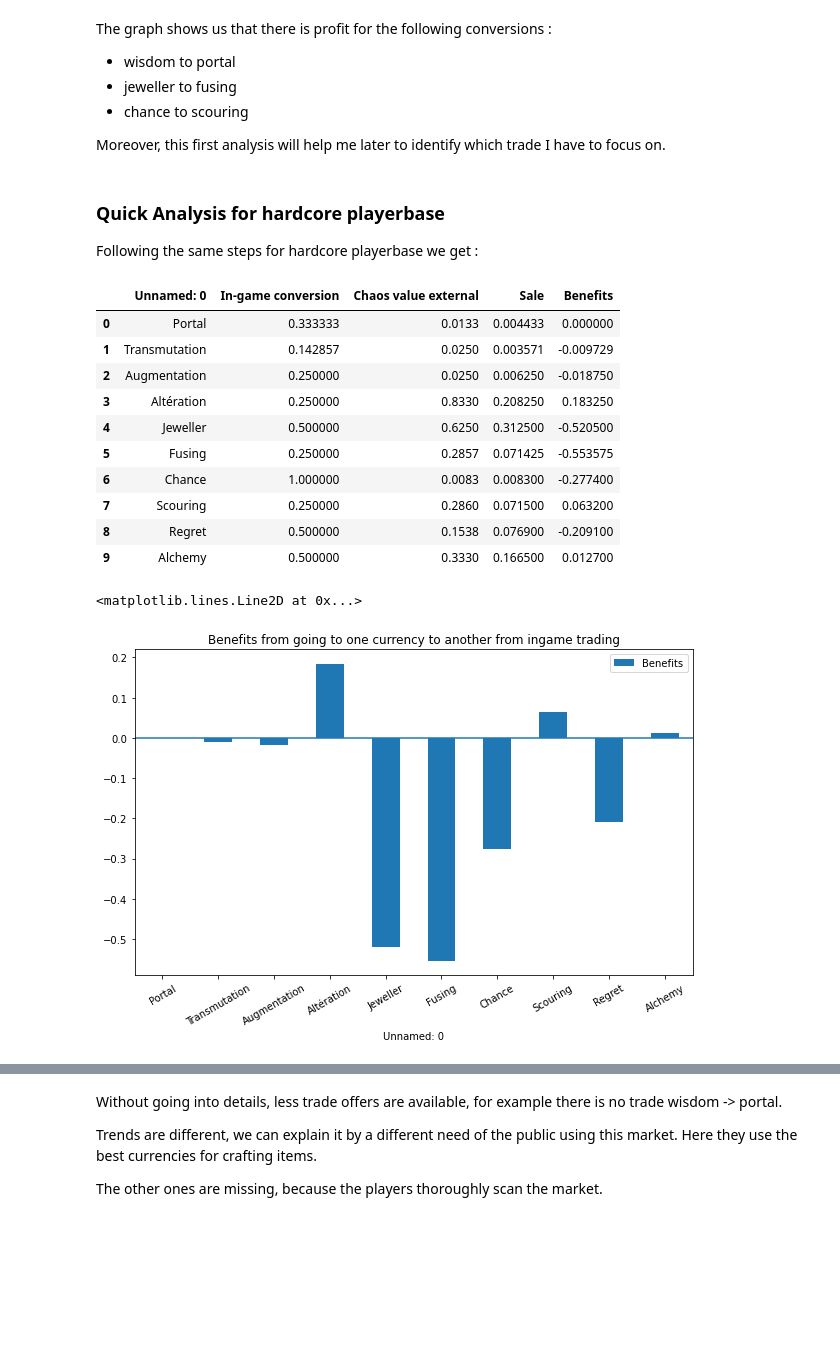
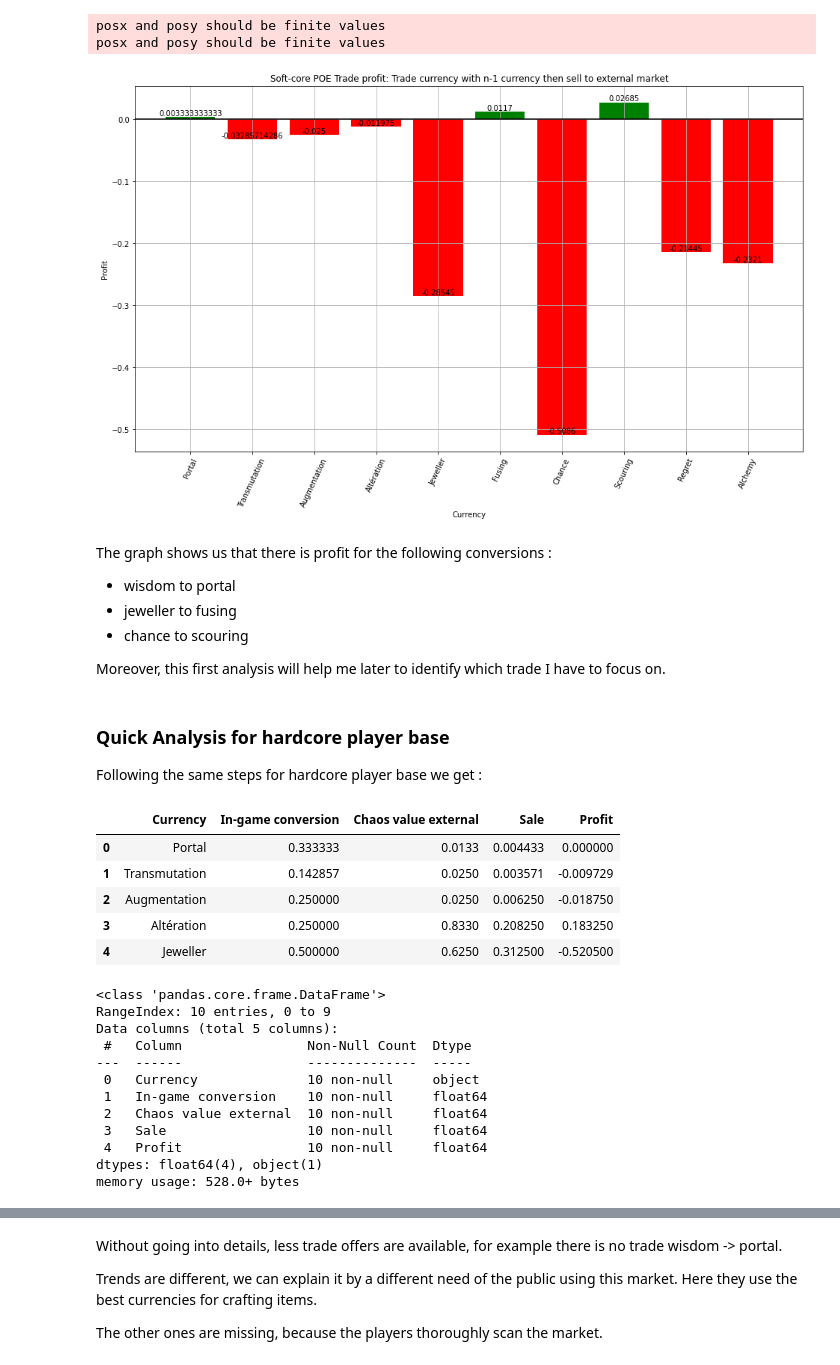
Before and after one commit to kerpa/Metagame_poe_currencies, a Jupyter notebook: POE_metagame_currencies.ipynb, the cells around one changed output, grey strips where cells are left out. Drawn from its saved outputs; the diff is of its cells as text; code cells hidden in the pictures; blank space fills up the shorter version.

```diff
--- a/POE_metagame_currencies.ipynb
+++ b/POE_metagame_currencies.ipynb
@@ -45,5 +52,5 @@ I used both market prices to set up transfer conditions. There is no exchange fe
 I set up my data in order to find where skipping the external market, and where getting back at it may be beneficial for the player.
 Spreadsheet was used during this experimental phase.
 # %%
-#First dataset : Softcore POE Trade
-softcore_trade = pd.read_csv('softcore_trade.csv')
+#Loading of the first dataset : Soft-core POE Trade
+df_soft_core_trade = pd.read_csv('data/softcore_trade.csv')
@@ -73,3 +82,22 @@ ax.axhline(y=0)
+# %%
+#plotting the benefits of the soft-core trade
+def add_label(x,y):
+    for i in range(len(x)):
+        plt.text(i,y[i],y[i],ha = 'center', va = 'bottom', fontsize = 10)
+plt.figure(figsize=(16,9))
+plt.bar(df_soft_core_trade['Currency'], df_soft_core_trade['Profit'], color=(df_soft_core_trade['Profit'] >= 0).map({True: 'g', False: 'r'}), label='Soft-core')
+plt.grid()
+plt.title('Soft-core POE Trade profit: Trade currency with n-1 currency then sell to external market')
+plt.xlabel('Currency')
+plt.ylabel('Profit')
+plt.xticks(rotation=65)
+plt.axhline(y=0, color='black', linestyle='-')
+add_label(df_soft_core_trade['Currency'], df_soft_core_trade['Profit'])
+plt.show()
+# %% [output]
+posx and posy should be finite values
+posx and posy should be finite values
+[figure, added]
 # %% [markdown]
 The graph shows us that there is profit for the following conversions :
 * wisdom to portal
@@ -78,28 +106,33 @@ The graph shows us that there is profit for the following conversions :
 
 Moreover, this first analysis will help me later to identify which trade I have to focus on.
 # %% [markdown]
-### Quick Analysis for hardcore playerbase
-Following the same steps for hardcore playerbase we get :
+### Quick Analysis for hardcore player base
+Following the same steps for hardcore player base we get :
 # %%
-#Second dataset : hardcore POE Trade
-hardcore_trade = pd.read_csv('hardcore_trade.csv')
-hardcore_trade
+#Loading of the second dataset : hardcore POE Trade
+df_hardcore_trade = pd.read_csv('data/hardcore_trade.csv')
-# %% [output]
-|  | Unnamed: 0 | In-game conversion | Chaos value external | Sale | Benefits |
-| 0 | Portal | 0.333333 | 0.0133 | 0.004433 | 0.000000 |
-| 1 | Transmutation | 0.142857 | 0.0250 | 0.003571 | -0.009729 |
-| 2 | Augmentation | 0.250000 | 0.0250 | 0.006250 | -0.018750 |
-| 3 | Altération | 0.250000 | 0.8330 | 0.208250 | 0.183250 |
-| 4 | Jeweller | 0.500000 | 0.6250 | 0.312500 | -0.520500 |
-| 5 | Fusing | 0.250000 | 0.2857 | 0.071425 | -0.553575 |
-| 6 | Chance | 1.000000 | 0.0083 | 0.008300 | -0.277400 |
-| 7 | Scouring | 0.250000 | 0.2860 | 0.071500 | 0.063200 |
-| 8 | Regret | 0.500000 | 0.1538 | 0.076900 | -0.209100 |
-| 9 | Alchemy | 0.500000 | 0.3330 | 0.166500 | 0.012700 |
-# %%
-#plotting the benefits
-ax2 = hardcore_trade.plot(kind='bar', x='Currency',y='Benefits',title = 'Benefits from going to one currency to another from in-game trading', figsize = (10,6), rot = 30)
-ax2.axhline(y=0)
-# %% [output]
-<matplotlib.lines.Line2D at 0x...>
-[figure, removed]
+# %%
+#A quick view of the second dataset
+df_hardcore_trade.head()
+# %% [output]
+|  | Currency | In-game conversion | Chaos value external | Sale | Profit |
+| 0 | Portal | 0.333333 | 0.0133 | 0.004433 | 0.000000 |
+| 1 | Transmutation | 0.142857 | 0.0250 | 0.003571 | -0.009729 |
+| 2 | Augmentation | 0.250000 | 0.0250 | 0.006250 | -0.018750 |
+| 3 | Altération | 0.250000 | 0.8330 | 0.208250 | 0.183250 |
+| 4 | Jeweller | 0.500000 | 0.6250 | 0.312500 | -0.520500 |
+# %%
+df_hardcore_trade.info()
+# %% [output]
+<class 'pandas.core.frame.DataFrame'>
+RangeIndex: 10 entries, 0 to 9
+Data columns (total 5 columns):
+ #   Column                Non-Null Count  Dtype
+---  ------                --------------  -----
+ 0   Currency              10 non-null     object
+ 1   In-game conversion    10 non-null     float64
+ 2   Chaos value external  10 non-null     float64
+ 3   Sale                  10 non-null     float64
+ 4   Profit                10 non-null     float64
+dtypes: float64(4), object(1)
+memory usage: 528.0+ bytes
```
Also changed, not shown: parts of 17 cells of this notebook, 5 other files.
